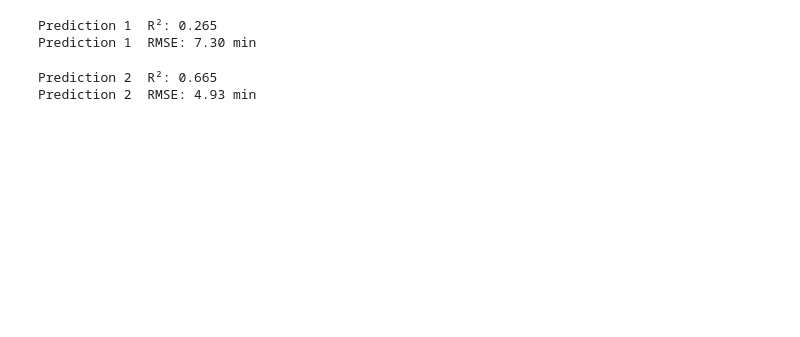
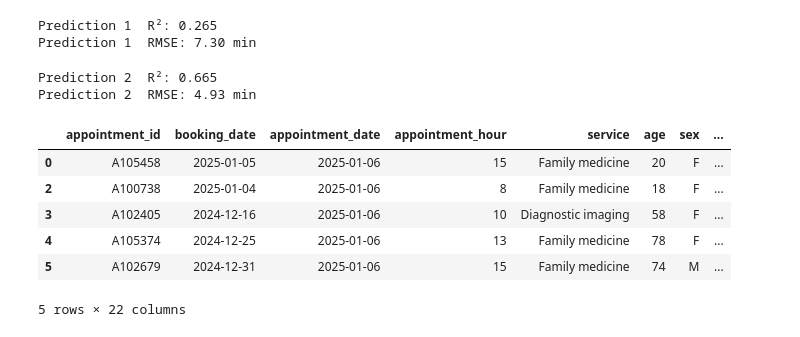
Before and after one commit to iviartin/O712-Assignment3, a Jupyter notebook: Assignment3Ramirez.ipynb, the cells around one changed output. Saved outputs shown, nothing was run; the diff lists cells and outputs as text; code cells hidden in the pictures; blank space fills up the shorter version.

```diff
--- a/Assignment3Ramirez.ipynb
+++ b/Assignment3Ramirez.ipynb
@@ -282,3 +293,13 @@ print(f"Prediction 2  RMSE: {root_mean_squared_error(y_test_wait, pred_p2):.2f}
 # %% [output]
 Prediction 2  R²: 0.665
 Prediction 2  RMSE: 4.93 min
+# %%
+df_wait.head(5)
+# %% [output]
+|  | appointment_id | booking_date | appointment_date | appointment_hour | service | age | sex | ... |
+| 0 | A105458 | 2025-01-05 | 2025-01-06 | 15 | Family medicine | 20 | F | ... |
+| 2 | A100738 | 2025-01-04 | 2025-01-06 | 8 | Family medicine | 18 | F | ... |
+| 3 | A102405 | 2024-12-16 | 2025-01-06 | 10 | Diagnostic imaging | 58 | F | ... |
+| 4 | A105374 | 2024-12-25 | 2025-01-06 | 13 | Family medicine | 78 | F | ... |
+| 5 | A102679 | 2024-12-31 | 2025-01-06 | 15 | Family medicine | 74 | M | ... |
+5 rows × 22 columns
```
Also changed, not shown: parts of 1 cell of this notebook.
